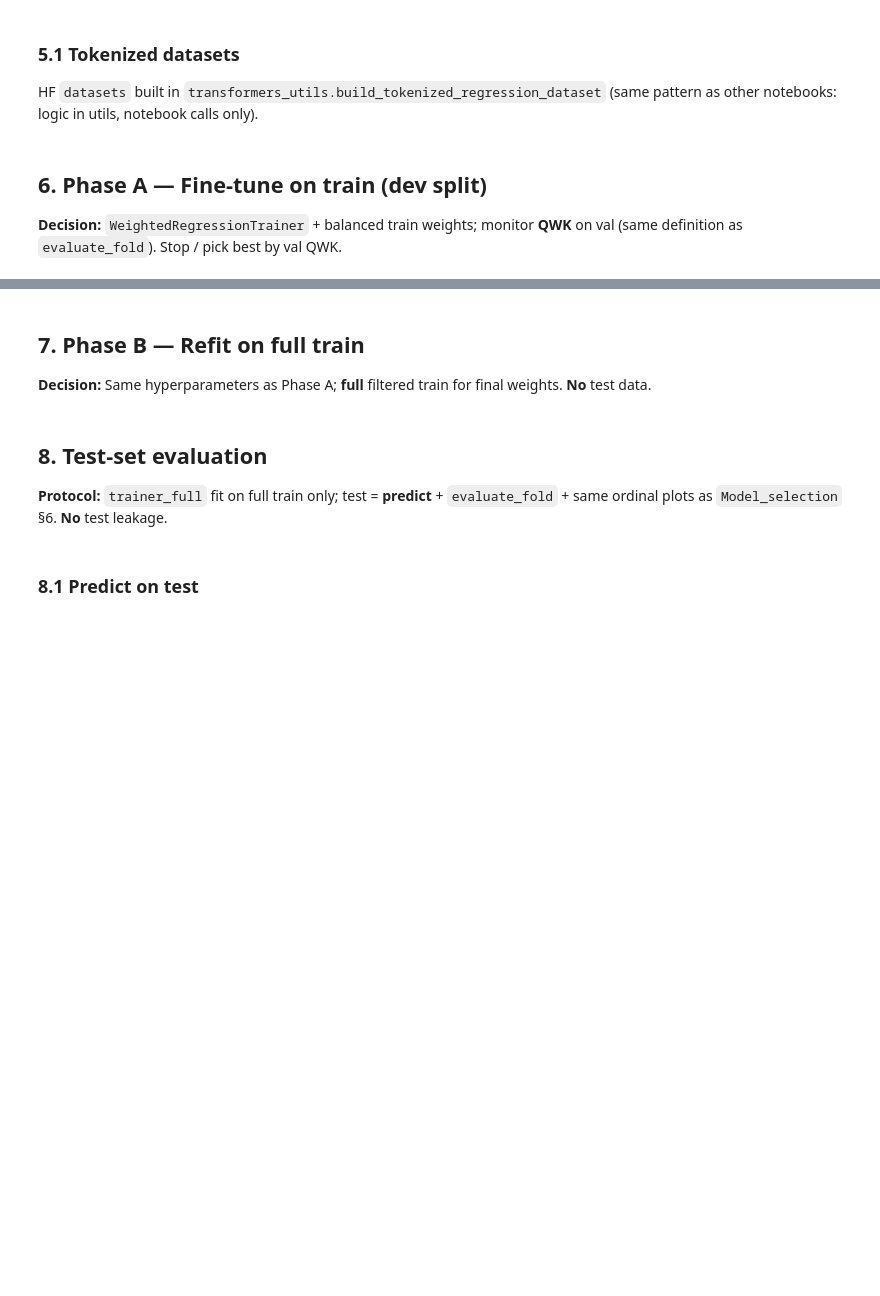
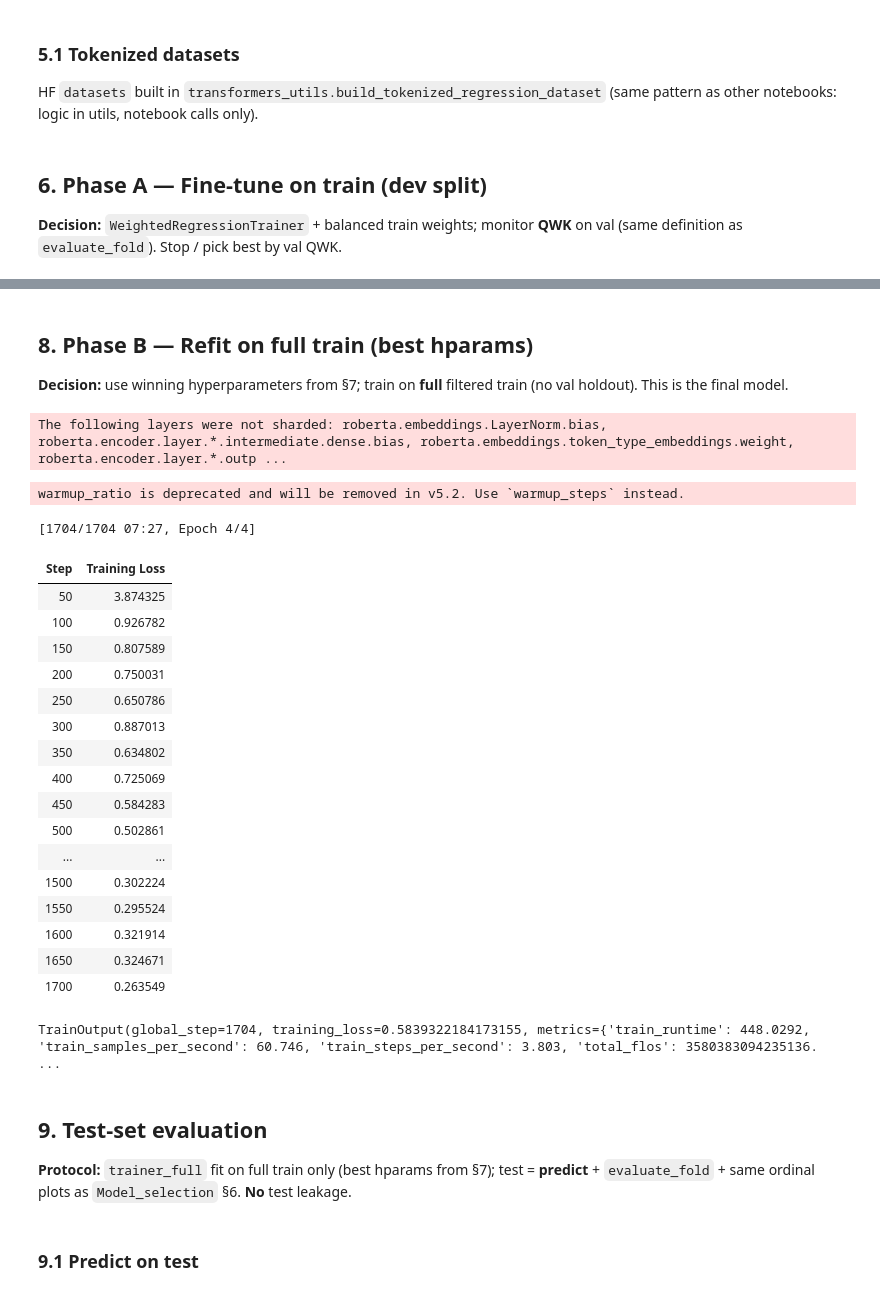
Before and after one commit to Noa-Gilad/Vocabulary-Level-Prediction, a Jupyter notebook: BERT_comparison.ipynb, the cells around one changed output, grey strips where cells are left out. Saved outputs shown, nothing was run; the diff lists cells and outputs as text; code cells hidden in the pictures; blank space fills up the shorter version.

```diff
--- a/BERT_comparison.ipynb
+++ b/BERT_comparison.ipynb
@@ -131,11 +167,12 @@ ds_val = build_tokenized_regression_dataset(
 
 **Decision:** `WeightedRegressionTrainer` + balanced train weights; monitor **QWK** on val (same definition as `evaluate_fold`). Stop / pick best by val QWK.
 # %%
-model_dev = AutoModelForSequenceClassification.from_pretrained(
-    MODEL_NAME,
-    num_labels=1,
-    problem_type="regression",
-)
+with suppress_hf_loading_report():
+    model_dev = AutoModelForSequenceClassification.from_pretrained(
+        MODEL_NAME,
+        num_labels=1,
+        problem_type="regression",
+    )
 
 training_args_dev = TrainingArguments(
     output_dir="./roberta_dev_output",
@@ -144,16 +181,18 @@ training_args_dev = TrainingArguments(
     per_device_eval_batch_size=8,
     num_train_epochs=3,
     weight_decay=0.01,
-    evaluation_strategy="epoch",
+    eval_strategy="epoch",
     save_strategy="epoch",
     load_best_model_at_end=True,
     metric_for_best_model="qwk",
     greater_is_better=True,
     save_total_limit=2,
     logging_steps=50,
-    seed=CV_RANDOM_STATE,
+    seed=RANDOM_STATE,
     fp16=torch.cuda.is_available(),
     report_to="none",
+    # Keep labels + sample_weight for WeightedRegressionTrainer collator (default would drop non-forward keys).
+    remove_unused_columns=False,
 )
 
 data_collator = build_weighted_regression_data_collator(tokenizer)
@@ -164,7 +203,7 @@ trainer_dev = WeightedRegressionTrainer(
     args=training_args_dev,
     train_dataset=ds_train_dev,
     eval_dataset=ds_val,
-    tokenizer=tokenizer,
+    processing_class=tokenizer,
     data_collator=data_collator,
     compute_metrics=compute_metrics,
 )
@@ -173,50 +308,77 @@ trainer_dev.train()
 # %% [markdown]
-## 7. Phase B — Refit on full train
+## 8. Phase B — Refit on full train (best hparams)
 
-**Decision:** Same hyperparameters as Phase A; **full** filtered train for final weights. **No** test data.
+**Decision:** use winning hyperparameters from §7; train on **full** filtered train (no val holdout). This is the final model.
 # %%
 sample_weight_full = prepare_balanced_regression_weights(y_train_all.astype(int))
 text_full = text_train_all.tolist()
 ds_train_full = build_tokenized_regression_dataset(
     tokenizer, text_full, y_train_all, sample_weight_full, MAX_LENGTH
 )
 
-model_full = AutoModelForSequenceClassification.from_pretrained(
-    MODEL_NAME,
-    num_labels=1,
-    problem_type="regression",
-)
+with suppress_hf_loading_report():
+    model_full = AutoModelForSequenceClassification.from_pretrained(
+        MODEL_NAME,
+        num_labels=1,
+        problem_type="regression",
+    )
 
+# Start from best trial hparams; override fixed args that don't come from the search.
+best_hp = best_trial.hyperparameters
 training_args_full = TrainingArguments(
     output_dir="./roberta_full_output",
-    learning_rate=2e-5,
-    per_device_train_batch_size=8,
-    num_train_epochs=3,
-    weight_decay=0.01,
-    evaluation_strategy="no",
+    learning_rate=best_hp["learning_rate"],
+    per_device_train_batch_size=best_hp["per_device_train_batch_size"],
+    num_train_epochs=best_hp["num_train_epochs"],
+    weight_decay=best_hp["weight_decay"],
+    warmup_ratio=best_hp["warmup_ratio"],
+    eval_strategy="no",
     save_strategy="epoch",
     save_total_limit=1,
     logging_steps=50,
-    seed=CV_RANDOM_STATE,
+    seed=RANDOM_STATE,
     fp16=torch.cuda.is_available(),
     report_to="none",
+    remove_unused_columns=False,
 )
 
 trainer_full = WeightedRegressionTrainer(
     model=model_full,
     args=training_args_full,
     train_dataset=ds_train_full,
-    tokenizer=tokenizer,
+    processing_class=tokenizer,
     data_collator=data_collator,
 )
 
 trainer_full.train()
+# %% [output]
+The following layers were not sharded: roberta.embeddings.LayerNorm.bias, roberta.encoder.layer.*.intermediate.dense.bias, roberta.embeddings.token_type_embeddings.weight, roberta.encoder.layer.*.outp ...
+warmup_ratio is deprecated and will be removed in v5.2. Use `warmup_steps` instead.
+[1704/1704 07:27, Epoch 4/4]
+| Step | Training Loss |
+| 50 | 3.874325 |
+| 100 | 0.926782 |
+| 150 | 0.807589 |
+| 200 | 0.750031 |
+| 250 | 0.650786 |
+| 300 | 0.887013 |
+| 350 | 0.634802 |
+| 400 | 0.725069 |
+| 450 | 0.584283 |
+| 500 | 0.502861 |
+| ... | ... |
+| 1500 | 0.302224 |
+| 1550 | 0.295524 |
+| 1600 | 0.321914 |
+| 1650 | 0.324671 |
+| 1700 | 0.263549 |
+TrainOutput(global_step=1704, training_loss=0.5839322184173155, metrics={'train_runtime': 448.0292, 'train_samples_per_second': 60.746, 'train_steps_per_second': 3.803, 'total_flos': 3580383094235136. ...
 # %% [markdown]
-## 8. Test-set evaluation
+## 9. Test-set evaluation
 
-**Protocol:** `trainer_full` fit on full train only; test = **predict** + `evaluate_fold` + same ordinal plots as `Model_selection` §6. **No** test leakage.
+**Protocol:** `trainer_full` fit on full train only (best hparams from §7); test = **predict** + `evaluate_fold` + same ordinal plots as `Model_selection` §6. **No** test leakage.
 # %% [markdown]
-### 8.1 Predict on test
+### 9.1 Predict on test
 # %%
 text_test = df_test_text["Text_cleaned"].reset_index(drop=True).tolist()
 y_test = np.asarray(df_test_text["target_vocab"].values, dtype=int)
```
Also changed, not shown: parts of 14 cells of this notebook, 2 other files.
